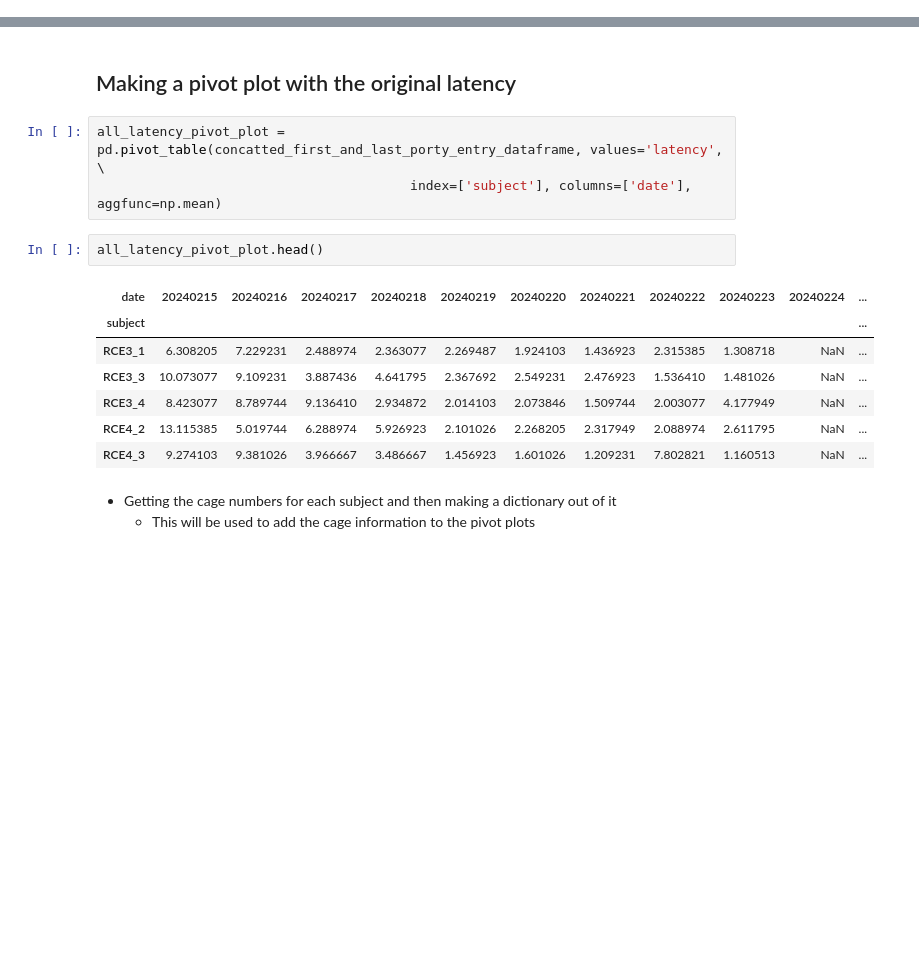
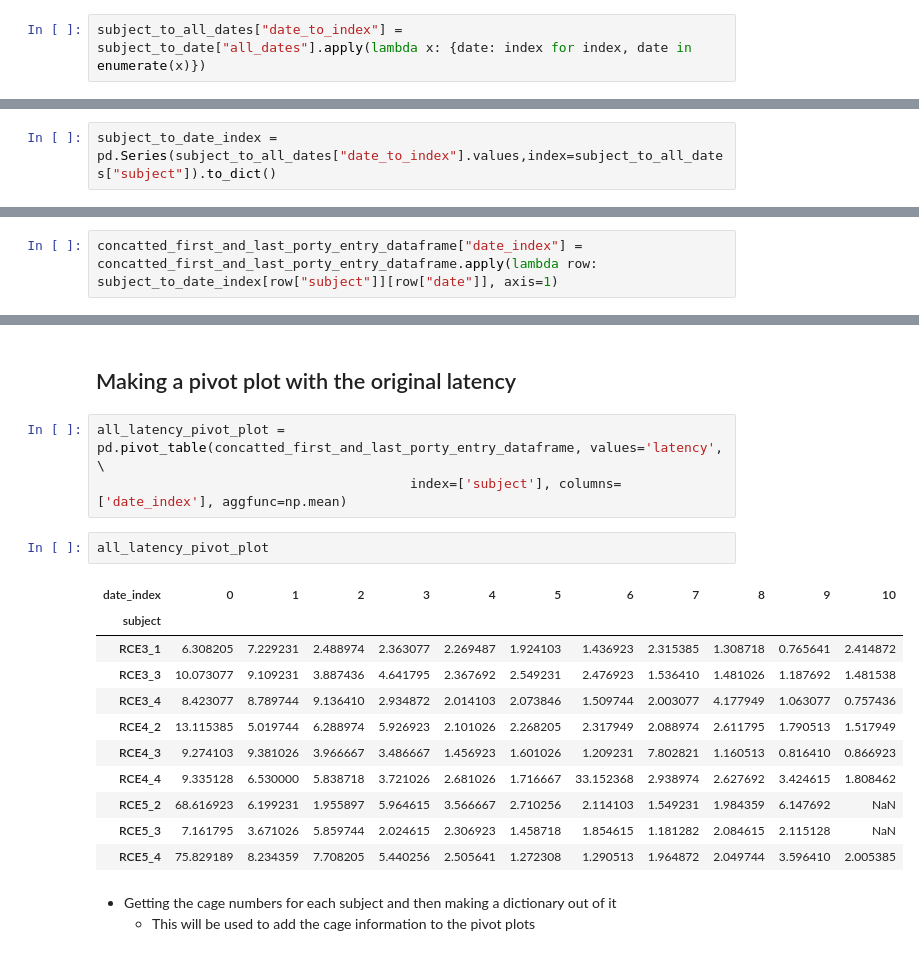
Before and after one commit to padillacoreanolab/reward_comp_ext, a Jupyter notebook: results/2024_08_30_reward_training/02_calculating_latencies.ipynb, the cells around one changed output, grey strips where cells are left out. Drawn from its saved outputs; the diff is of its cells as text; blank space fills up the shorter version.

```diff
--- a/results/2024_08_30_reward_training/02_calculating_latencies.ipynb
+++ b/results/2024_08_30_reward_training/02_calculating_latencies.ipynb
@@ -549,0 +554,2 @@ raise ValueError()
+# %%
+subject_to_all_dates["date_to_index"] = subject_to_date["all_dates"].apply(lambda x: {date: index for index, date in enumerate(x)})
@@ -549,0 +569,2 @@ raise ValueError()
+# %%
+subject_to_date_index = pd.Series(subject_to_all_dates["date_to_index"].values,index=subject_to_all_dates["subject"]).to_dict()
@@ -549,0 +591,2 @@ raise ValueError()
+# %%
+concatted_first_and_last_porty_entry_dataframe["date_index"] = concatted_first_and_last_porty_entry_dataframe.apply(lambda row: subject_to_date_index[row["subject"]][row["date"]], axis=1)
@@ -551,17 +610,21 @@ raise ValueError()
 ## Making a pivot plot with the original latency
 # %%
 all_latency_pivot_plot = pd.pivot_table(concatted_first_and_last_porty_entry_dataframe, values='latency', \
-                                        index=['subject'], columns=['date'], aggfunc=np.mean)
+                                        index=['subject'], columns=['date_index'], aggfunc=np.mean)
 # %%
-all_latency_pivot_plot.head()
+all_latency_pivot_plot
 # %% [output]
-| date | 20240215 | 20240216 | 20240217 | 20240218 | 20240219 | 20240220 | 20240221 | 20240222 | 20240223 | 20240224 | ... |
-| subject |  |  |  |  |  |  |  |  |  |  | ... |
-| RCE3_1 | 6.308205 | 7.229231 | 2.488974 | 2.363077 | 2.269487 | 1.924103 | 1.436923 | 2.315385 | 1.308718 | NaN | ... |
-| RCE3_3 | 10.073077 | 9.109231 | 3.887436 | 4.641795 | 2.367692 | 2.549231 | 2.476923 | 1.536410 | 1.481026 | NaN | ... |
-| RCE3_4 | 8.423077 | 8.789744 | 9.136410 | 2.934872 | 2.014103 | 2.073846 | 1.509744 | 2.003077 | 4.177949 | NaN | ... |
-| RCE4_2 | 13.115385 | 5.019744 | 6.288974 | 5.926923 | 2.101026 | 2.268205 | 2.317949 | 2.088974 | 2.611795 | NaN | ... |
-| RCE4_3 | 9.274103 | 9.381026 | 3.966667 | 3.486667 | 1.456923 | 1.601026 | 1.209231 | 7.802821 | 1.160513 | NaN | ... |
+| date_index | 0 | 1 | 2 | 3 | 4 | 5 | 6 | 7 | 8 | 9 | 10 |
+| subject |  |  |  |  |  |  |  |  |  |  |  |
+| RCE3_1 | 6.308205 | 7.229231 | 2.488974 | 2.363077 | 2.269487 | 1.924103 | 1.436923 | 2.315385 | 1.308718 | 0.765641 | 2.414872 |
+| RCE3_3 | 10.073077 | 9.109231 | 3.887436 | 4.641795 | 2.367692 | 2.549231 | 2.476923 | 1.536410 | 1.481026 | 1.187692 | 1.481538 |
+| RCE3_4 | 8.423077 | 8.789744 | 9.136410 | 2.934872 | 2.014103 | 2.073846 | 1.509744 | 2.003077 | 4.177949 | 1.063077 | 0.757436 |
+| RCE4_2 | 13.115385 | 5.019744 | 6.288974 | 5.926923 | 2.101026 | 2.268205 | 2.317949 | 2.088974 | 2.611795 | 1.790513 | 1.517949 |
+| RCE4_3 | 9.274103 | 9.381026 | 3.966667 | 3.486667 | 1.456923 | 1.601026 | 1.209231 | 7.802821 | 1.160513 | 0.816410 | 0.866923 |
+| RCE4_4 | 9.335128 | 6.530000 | 5.838718 | 3.721026 | 2.681026 | 1.716667 | 33.152368 | 2.938974 | 2.627692 | 3.424615 | 1.808462 |
+| RCE5_2 | 68.616923 | 6.199231 | 1.955897 | 5.964615 | 3.566667 | 2.710256 | 2.114103 | 1.549231 | 1.984359 | 6.147692 | NaN |
+| RCE5_3 | 7.161795 | 3.671026 | 5.859744 | 2.024615 | 2.306923 | 1.458718 | 1.854615 | 1.181282 | 2.084615 | 2.115128 | NaN |
+| RCE5_4 | 75.829189 | 8.234359 | 7.708205 | 5.440256 | 2.505641 | 1.272308 | 1.290513 | 1.964872 | 2.049744 | 3.596410 | 2.005385 |
 # %% [markdown]
 - Getting the cage numbers for each subject and then making a dictionary out of it
     - This will be used to add the cage information to the pivot plots
```
Also changed, not shown: parts of 31 cells of this notebook.
